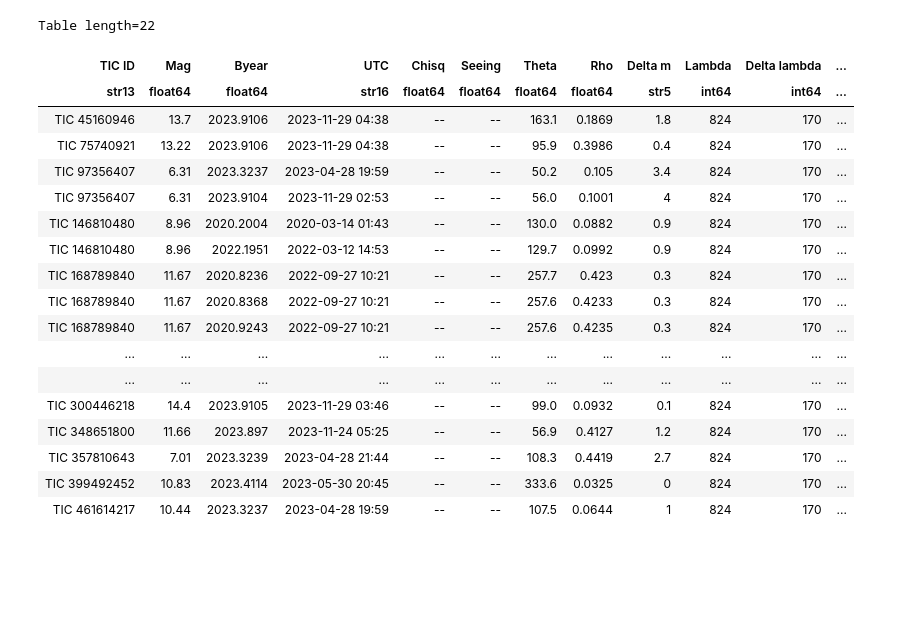
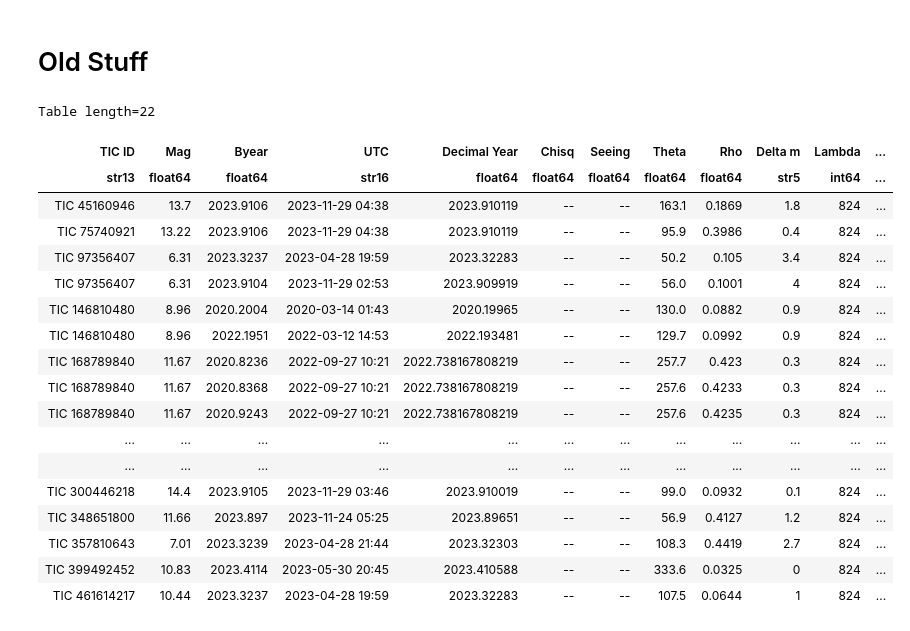
Before and after one commit to CvillePaul/Work, a Jupyter notebook: 2024-11-04 Speckle dates for paper/Speckle dates for paper.ipynb, the cells around one changed output. Saved outputs shown, nothing was run; the diff lists cells and outputs as text; code cells hidden in the pictures; blank space fills up the shorter version.

```diff
--- a/2024-11-04 Speckle dates for paper/Speckle dates for paper.ipynb
+++ b/2024-11-04 Speckle dates for paper/Speckle dates for paper.ipynb
@@ -41,0 +62,19 @@ Table length=106
+# %%
+matches = 0
+table_2 = Table.read("Table 2 from 2025-03-03.csv")
+table_2.add_column("xx.xxxxxxx", name="Decimal Year", index=3)
+for row in table_2:
+    found_match = False
+    for session in dssi_sessions[dssi_sessions["TIC ID"] == f"TIC {row["TIC #"]}"]:
+        if row["Date"] - session["MidTime Byear"] < tolerance:
+            row["Decimal Year"] = f"{session["MidTime DecimalYear"]:.5f}"
+            matches += 1
+            found_match = True
+            break
+    if not found_match:
+        row["Decimal Year"] = f"{Time(row["Date"] + 2000, format="jyear").decimalyear - 2000:.4f}"
+table_2.remove_column("Date")
+print(matches)
+table_2.write("Table 2 with dates.csv", overwrite=True)
+table_2.write("Table 2 with dates.tex", overwrite=True)
+table_2.show_in_notebook()
@@ -42,27 +106,31 @@ Table length=106
+# %% [markdown]
+# Old Stuff
 # %%
 for row in table_1:
     if row["UTC"] == "xxxx-xx-xx xx:xx":
-        row["UTC"] = Time(row["Byear"], format="byear").iso[:16]
+        row_time = Time(row["Byear"], format="byear")
+        row["UTC"] = row_time.iso[:16]
+        row["Decimal Year"] = f"{row_time.decimalyear:.6f}"
 
-table_1.write("Table 1 with UTC.csv", overwrite=True)
+table_1.write("Table 1 with Times.csv", overwrite=True)
 table_1[table_1["Lambda"] == 824]
 # %% [output]
 Table length=22
-| TIC ID | Mag | Byear | UTC | Chisq | Seeing | Theta | Rho | Delta m | Lambda | Delta lambda | ... |
-| str13 | float64 | float64 | str16 | float64 | float64 | float64 | float64 | str5 | int64 | int64 | ... |
-| TIC 45160946 | 13.7 | 2023.9106 | 2023-11-29 04:38 | -- | -- | 163.1 | 0.1869 | 1.8 | 824 | 170 | ... |
-| TIC 75740921 | 13.22 | 2023.9106 | 2023-11-29 04:38 | -- | -- | 95.9 | 0.3986 | 0.4 | 824 | 170 | ... |
-| TIC 97356407 | 6.31 | 2023.3237 | 2023-04-28 19:59 | -- | -- | 50.2 | 0.105 | 3.4 | 824 | 170 | ... |
-| TIC 97356407 | 6.31 | 2023.9104 | 2023-11-29 02:53 | -- | -- | 56.0 | 0.1001 | 4 | 824 | 170 | ... |
-| TIC 146810480 | 8.96 | 2020.2004 | 2020-03-14 01:43 | -- | -- | 130.0 | 0.0882 | 0.9 | 824 | 170 | ... |
-| TIC 146810480 | 8.96 | 2022.1951 | 2022-03-12 14:53 | -- | -- | 129.7 | 0.0992 | 0.9 | 824 | 170 | ... |
-| TIC 168789840 | 11.67 | 2020.8236 | 2022-09-27 10:21 | -- | -- | 257.7 | 0.423 | 0.3 | 824 | 170 | ... |
-| TIC 168789840 | 11.67 | 2020.8368 | 2022-09-27 10:21 | -- | -- | 257.6 | 0.4233 | 0.3 | 824 | 170 | ... |
-| TIC 168789840 | 11.67 | 2020.9243 | 2022-09-27 10:21 | -- | -- | 257.6 | 0.4235 | 0.3 | 824 | 170 | ... |
+| TIC ID | Mag | Byear | UTC | Decimal Year | Chisq | Seeing | Theta | Rho | Delta m | Lambda | ... |
+| str13 | float64 | float64 | str16 | float64 | float64 | float64 | float64 | float64 | str5 | int64 | ... |
+| TIC 45160946 | 13.7 | 2023.9106 | 2023-11-29 04:38 | 2023.910119 | -- | -- | 163.1 | 0.1869 | 1.8 | 824 | ... |
+| TIC 75740921 | 13.22 | 2023.9106 | 2023-11-29 04:38 | 2023.910119 | -- | -- | 95.9 | 0.3986 | 0.4 | 824 | ... |
+| TIC 97356407 | 6.31 | 2023.3237 | 2023-04-28 19:59 | 2023.32283 | -- | -- | 50.2 | 0.105 | 3.4 | 824 | ... |
+| TIC 97356407 | 6.31 | 2023.9104 | 2023-11-29 02:53 | 2023.909919 | -- | -- | 56.0 | 0.1001 | 4 | 824 | ... |
+| TIC 146810480 | 8.96 | 2020.2004 | 2020-03-14 01:43 | 2020.19965 | -- | -- | 130.0 | 0.0882 | 0.9 | 824 | ... |
+| TIC 146810480 | 8.96 | 2022.1951 | 2022-03-12 14:53 | 2022.193481 | -- | -- | 129.7 | 0.0992 | 0.9 | 824 | ... |
+| TIC 168789840 | 11.67 | 2020.8236 | 2022-09-27 10:21 | 2022.738167808219 | -- | -- | 257.7 | 0.423 | 0.3 | 824 | ... |
+| TIC 168789840 | 11.67 | 2020.8368 | 2022-09-27 10:21 | 2022.738167808219 | -- | -- | 257.6 | 0.4233 | 0.3 | 824 | ... |
+| TIC 168789840 | 11.67 | 2020.9243 | 2022-09-27 10:21 | 2022.738167808219 | -- | -- | 257.6 | 0.4235 | 0.3 | 824 | ... |
 | ... | ... | ... | ... | ... | ... | ... | ... | ... | ... | ... | ... |
 | ... | ... | ... | ... | ... | ... | ... | ... | ... | ... | ... | ... |
-| TIC 300446218 | 14.4 | 2023.9105 | 2023-11-29 03:46 | -- | -- | 99.0 | 0.0932 | 0.1 | 824 | 170 | ... |
-| TIC 348651800 | 11.66 | 2023.897 | 2023-11-24 05:25 | -- | -- | 56.9 | 0.4127 | 1.2 | 824 | 170 | ... |
-| TIC 357810643 | 7.01 | 2023.3239 | 2023-04-28 21:44 | -- | -- | 108.3 | 0.4419 | 2.7 | 824 | 170 | ... |
-| TIC 399492452 | 10.83 | 2023.4114 | 2023-05-30 20:45 | -- | -- | 333.6 | 0.0325 | 0 | 824 | 170 | ... |
-| TIC 461614217 | 10.44 | 2023.3237 | 2023-04-28 19:59 | -- | -- | 107.5 | 0.0644 | 1 | 824 | 170 | ... |
+| TIC 300446218 | 14.4 | 2023.9105 | 2023-11-29 03:46 | 2023.910019 | -- | -- | 99.0 | 0.0932 | 0.1 | 824 | ... |
+| TIC 348651800 | 11.66 | 2023.897 | 2023-11-24 05:25 | 2023.89651 | -- | -- | 56.9 | 0.4127 | 1.2 | 824 | ... |
+| TIC 357810643 | 7.01 | 2023.3239 | 2023-04-28 21:44 | 2023.32303 | -- | -- | 108.3 | 0.4419 | 2.7 | 824 | ... |
+| TIC 399492452 | 10.83 | 2023.4114 | 2023-05-30 20:45 | 2023.410588 | -- | -- | 333.6 | 0.0325 | 0 | 824 | ... |
+| TIC 461614217 | 10.44 | 2023.3237 | 2023-04-28 19:59 | 2023.32283 | -- | -- | 107.5 | 0.0644 | 1 | 824 | ... |
```
Also changed, not shown: parts of 2 cells of this notebook.
